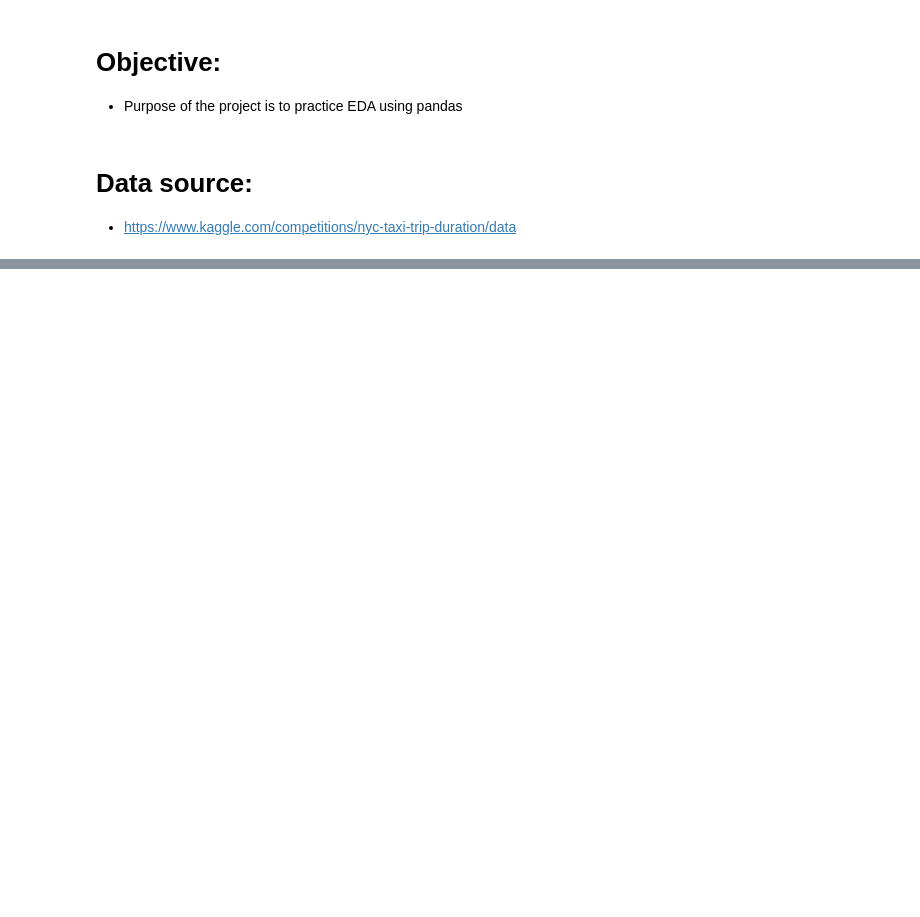
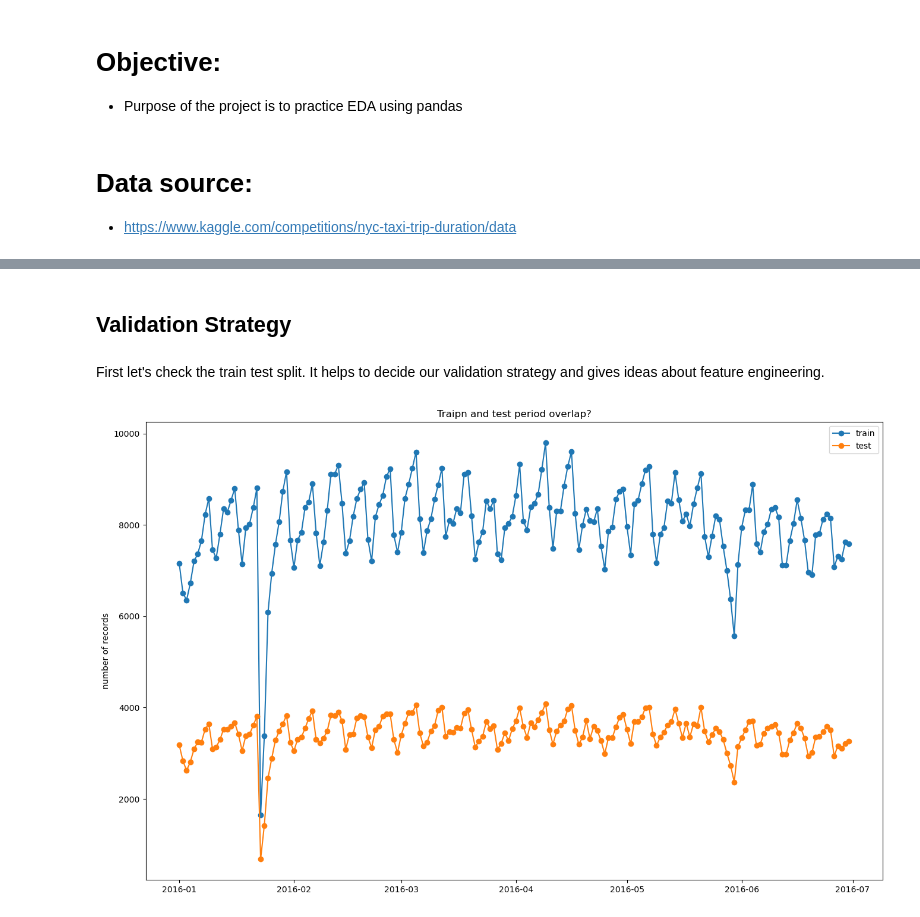
Before and after one commit to karteek95/EDA, a Jupyter notebook: NYC_Taxi_Trip_Duration.ipynb, the cells around one changed output, grey strips where cells are left out. Saved outputs shown, nothing was run; the diff lists cells and outputs as text; code cells hidden in the pictures; blank space fills up the shorter version.

```diff
--- a/NYC_Taxi_Trip_Duration.ipynb
+++ b/NYC_Taxi_Trip_Duration.ipynb
@@ -23,0 +81,13 @@ column names: Index(['id', 'vendor_id', 'pickup_datetime', 'dropoff_datetime',
+# %% [markdown]
+## Validation Strategy
+# %% [markdown]
+First let's check the train test split. It helps to decide our validation strategy and gives ideas about feature engineering.
+# %%
+plt.plot(train.groupby('pickup_date').count()[['id']], 'o-', label = 'train')
+plt.plot(test.groupby('pickup_date').count()[['id']], 'o-', label = 'test')
+plt.title('Traipn and test period overlap?')
+plt.legend(loc = 0)
+plt.ylabel('number of records')
+plt.show()
+# %% [output]
+[figure, added]
```
Also changed, not shown: parts of 14 cells of this notebook, 1 other file.
